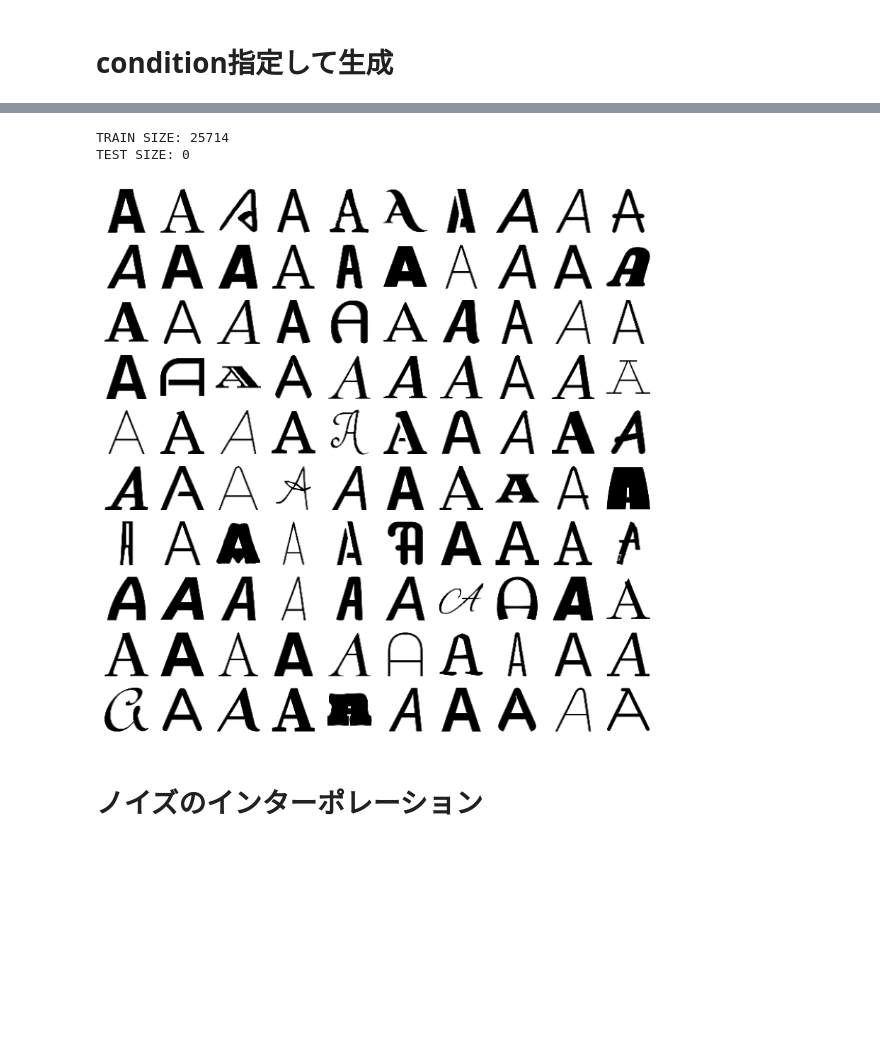
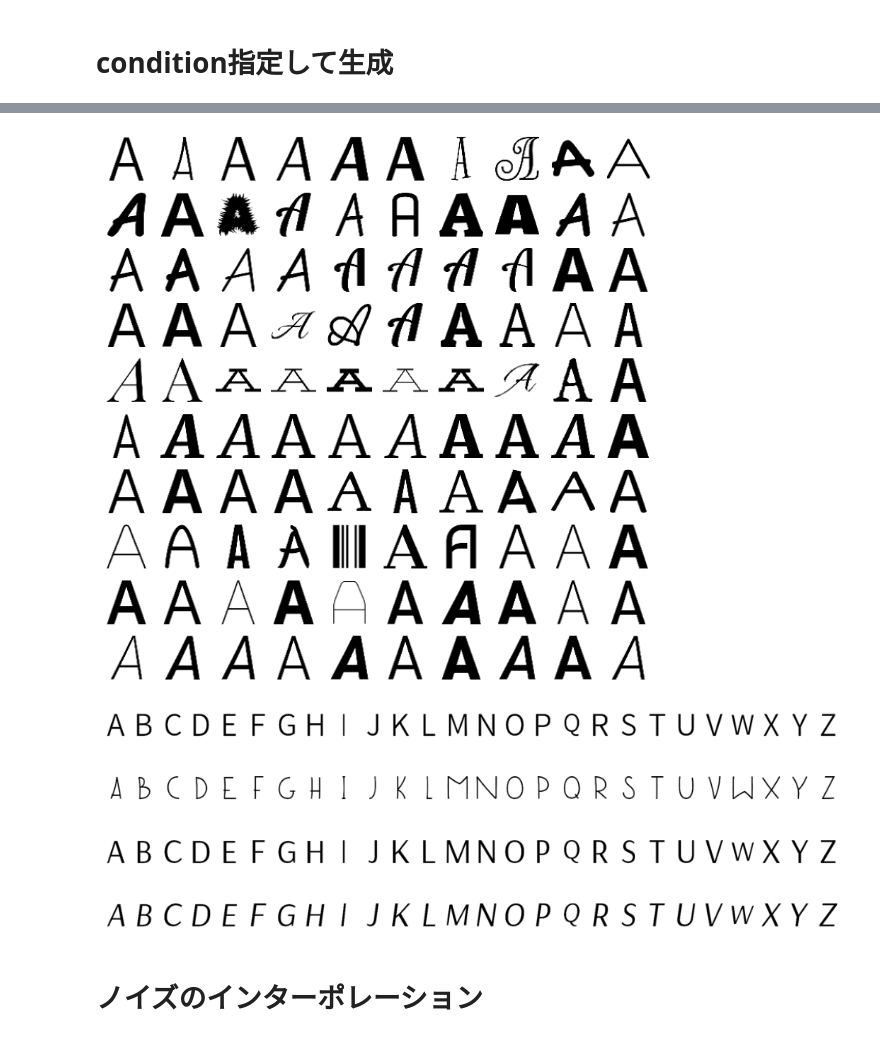
Before and after one commit to tetuomi/font-style-interpolation, a Jupyter notebook: scratch.ipynb, the cells around one changed output, grey strips where cells are left out. Cells and saved outputs as stored; diff of their text form; code cells hidden in the pictures; blank space fills up the shorter version.

```diff
--- a/scratch.ipynb
+++ b/scratch.ipynb
@@ -256,15 +245,19 @@ plt.show()
 # %%
-# 全Aデータを見る
-d = make_data_loader(12, 64)['train'].dataset
-
+# 100フォント見る（上から100）
 fig, ax = plt.subplots(10, 10, figsize=(10, 10))
 for i in range(100):
     ax[i//10, i%10].axis('off')
     ax[i//10, i%10].imshow(d[26*i][0][0], cmap='gray')
 # %% [output]
-TRAIN SIZE: 25714
-TEST SIZE: 0
-[figure, old version]
+[figure, new version]
+# %%
+# 上から4フォント，A-Z
+fig, ax = plt.subplots(4, 26, figsize=(12, 4))
+for i in range(4*26):
+    ax[i//26, i%26].axis('off')
+    ax[i//26, i%26].imshow(d[i][0][0], cmap='gray')
+# %% [output]
+[figure, added]
 # %% [markdown]
 # ノイズのインターポレーション
 # %%
```
Also changed, not shown: parts of 18 cells of this notebook.
